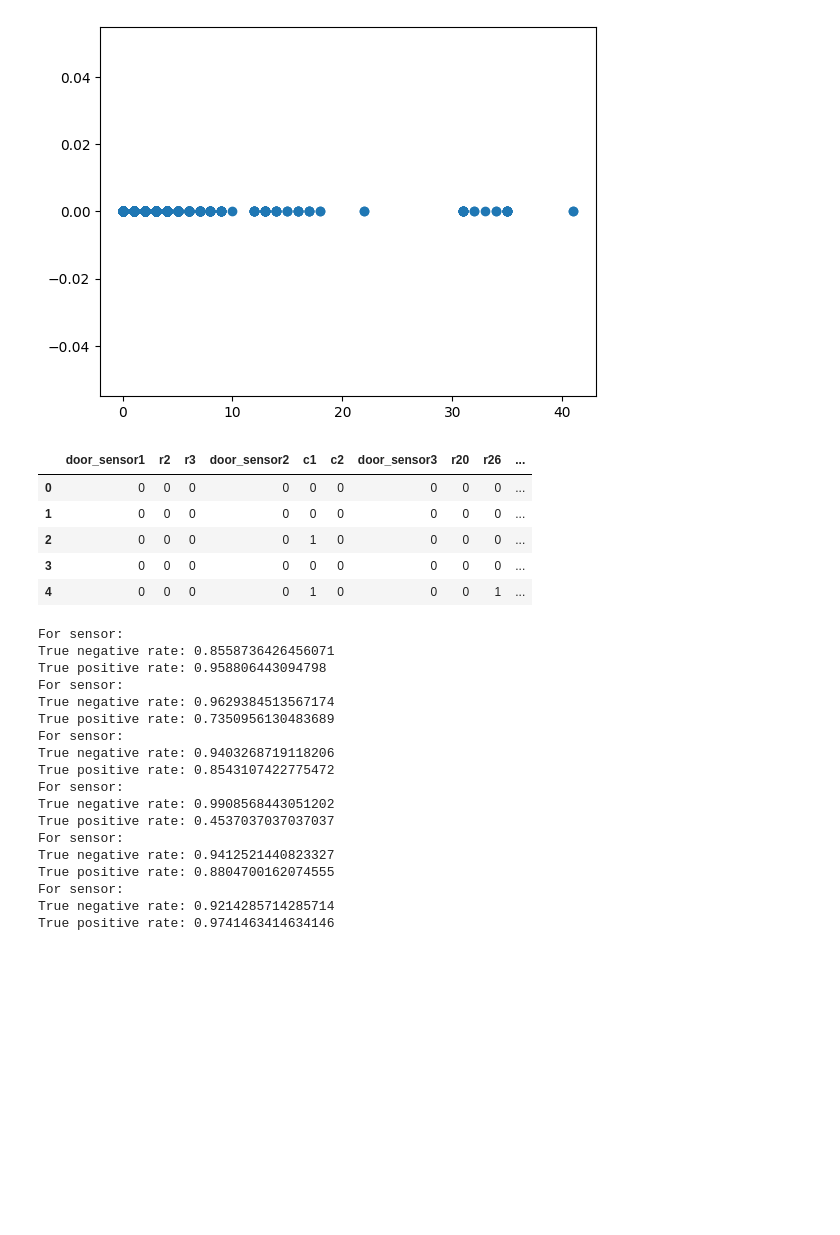
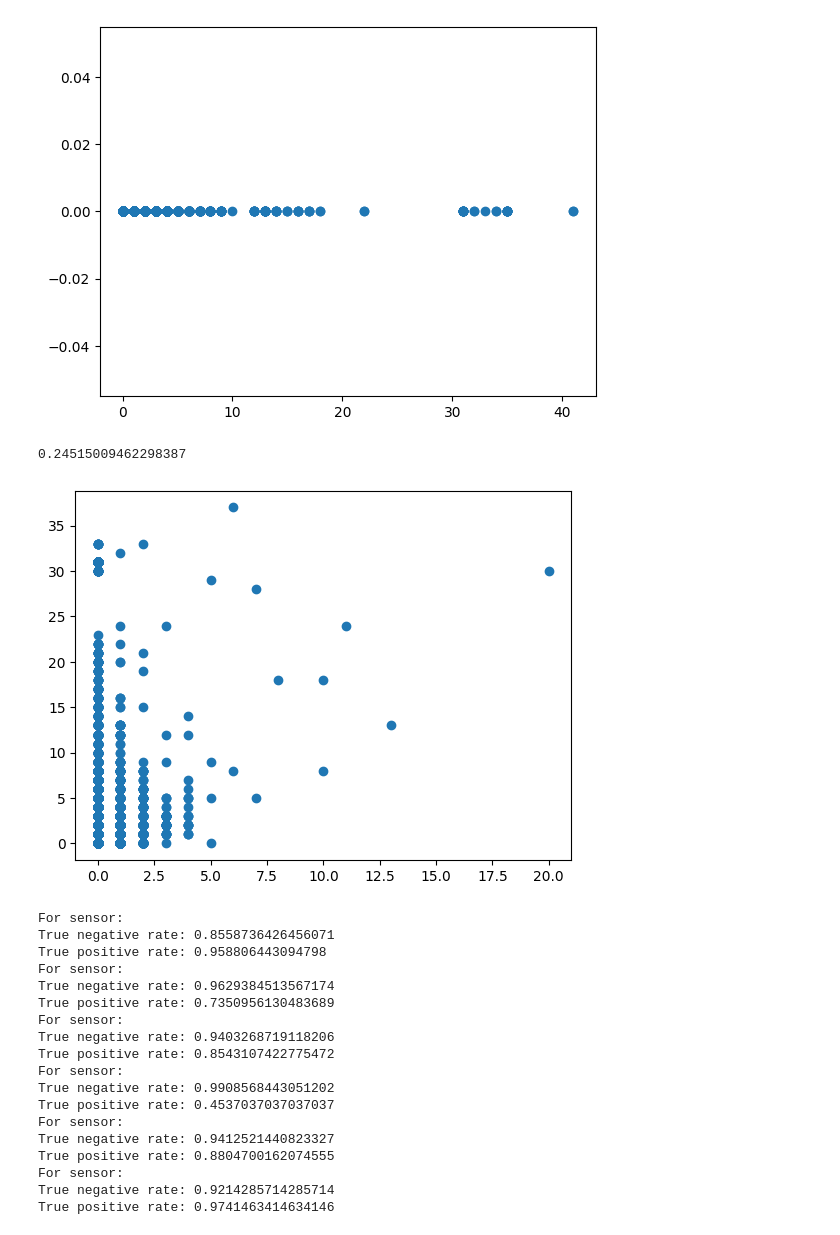
Before and after one commit to SacredPineapple/COMP9418-Assignment2, a Jupyter notebook: eda/sensor_reliability.ipynb, the cells around one changed output. Cells and saved outputs as stored; diff of their text form; code cells hidden in the pictures; blank space fills up the shorter version.

Commit message:
door sensor variance

```diff
--- a/eda/sensor_reliability.ipynb
+++ b/eda/sensor_reliability.ipynb
@@ -119,20 +119,27 @@ Variance: 0.0
 # %%
 ### Investigating reliability of door sensors:
 
 # d1 in r2-3
 # d2 in r35-36
 # d3 in r20-26
 # d4 in r28-35
-doors = pd.DataFrame(data[['door_sensor1', 'r2', 'r3', 'door_sensor2', 'c1', 'c2', 'door_sensor3', 'r20', 'r26', 'door_sensor4', 'r28', 'c1']])
+doors = pd.DataFrame(data[['door_sensor1', 'r2', 'r3', 'door_sensor2', 'c1', 'c2', 'door_sensor3', 'r20', 'r26', 'door_sensor4', 'r28']])
 
-doors.head()
+door_all_readings = pd.Series(list(doors['door_sensor1']) + list(doors['door_sensor2']) + list(doors['door_sensor3']) + list(doors['door_sensor4']))
+door_all_r1 = pd.Series(list(doors['r2']) + list(doors['c1']) + list(doors['r20']) + list(doors['r28']))
+door_all_r2 = pd.Series(list(doors['r3']) + list(doors['c2']) + list(doors['r26']) + list(doors['c1']))
+
+door_all = pd.DataFrame({"observed": door_all_readings, "r1": door_all_r1, "r2": door_all_r2})
+door_all['total'] = door_all['r1'] + door_all['r2']
+
+door_all.sort_values('total').reset_index(drop=True)
+
+plt.scatter(door_all['observed'], door_all['total'])
+
+print(door_all['observed'].var())
 # %% [output]
-|  | door_sensor1 | r2 | r3 | door_sensor2 | c1 | c2 | door_sensor3 | r20 | r26 | ... |
-| 0 | 0 | 0 | 0 | 0 | 0 | 0 | 0 | 0 | 0 | ... |
-| 1 | 0 | 0 | 0 | 0 | 0 | 0 | 0 | 0 | 0 | ... |
-| 2 | 0 | 0 | 0 | 0 | 1 | 0 | 0 | 0 | 0 | ... |
-| 3 | 0 | 0 | 0 | 0 | 0 | 0 | 0 | 0 | 0 | ... |
-| 4 | 0 | 0 | 0 | 0 | 1 | 0 | 0 | 0 | 1 | ... |
+0.24515009462298387
+[figure, added]
 # %%
 ### Investigating reliability of motion sensors:
 # Again, going to assume these behave identically.
```
Also changed, not shown: parts of 1 cell of this notebook, 4 other files.
